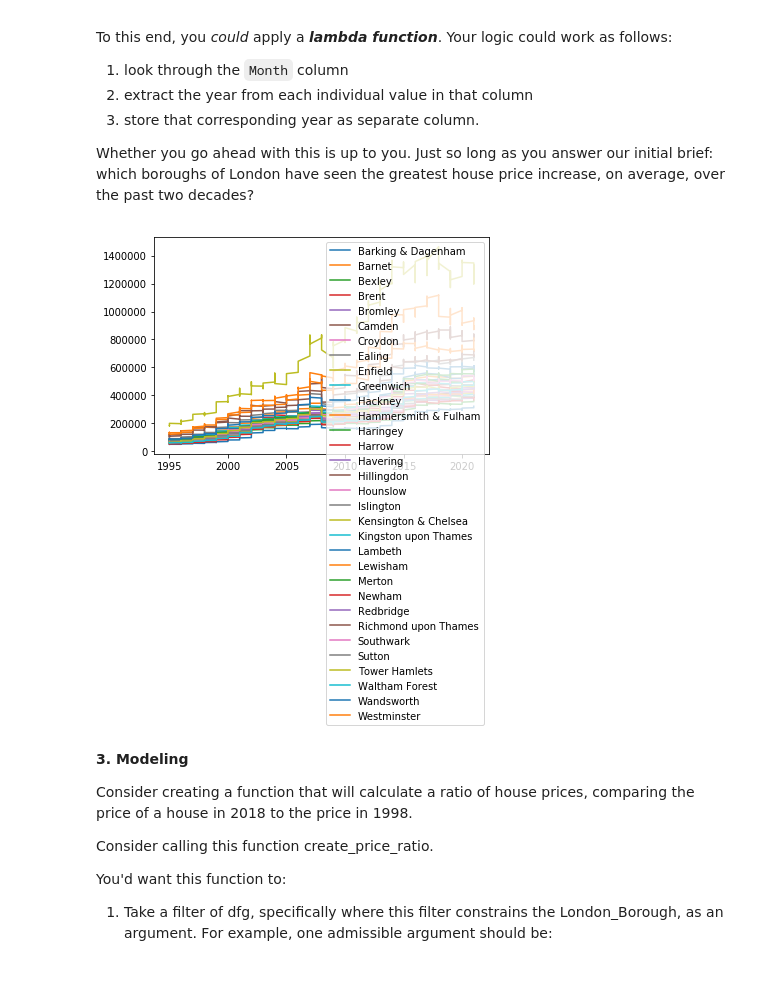
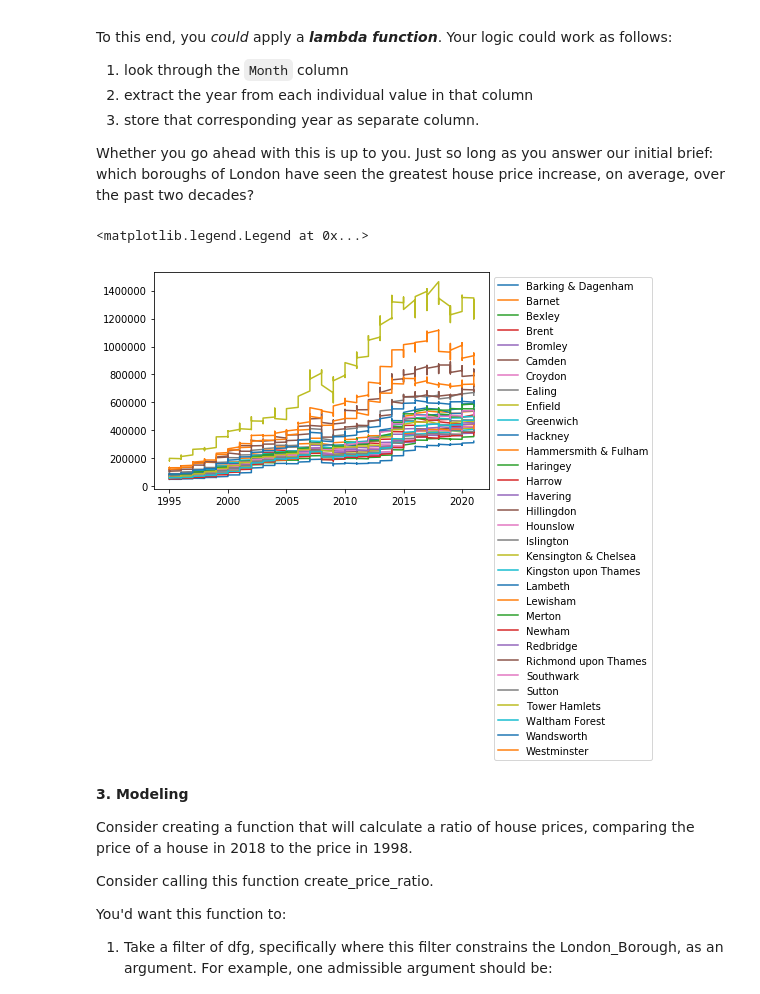
Before and after one commit to bbltxl/springboard, a Jupyter notebook: Unit 4 Challenge - Tier 3.ipynb, the cells around one changed output. Drawn from its saved outputs; the diff is of its cells as text; code cells hidden in the pictures.

```diff
--- a/Unit 4 Challenge - Tier 3.ipynb
+++ b/Unit 4 Challenge - Tier 3.ipynb
@@ -283,9 +283,10 @@ Whether you go ahead with this is up to you. Just so long as you answer our init
 # %%
 for b in prop.borough.unique():
     plt.plot(prop[prop['borough']== b].year,prop[prop['borough']== b].avg_price,label = b)
-    plt.legend()
+plt.legend(loc = 'best',bbox_to_anchor=(1, 1, 0, 0))
 # %% [output]
+<matplotlib.legend.Legend at 0x...>
-[figure, old version]
+[figure, new version]
 # %% [markdown]
 **3. Modeling**
 
```
